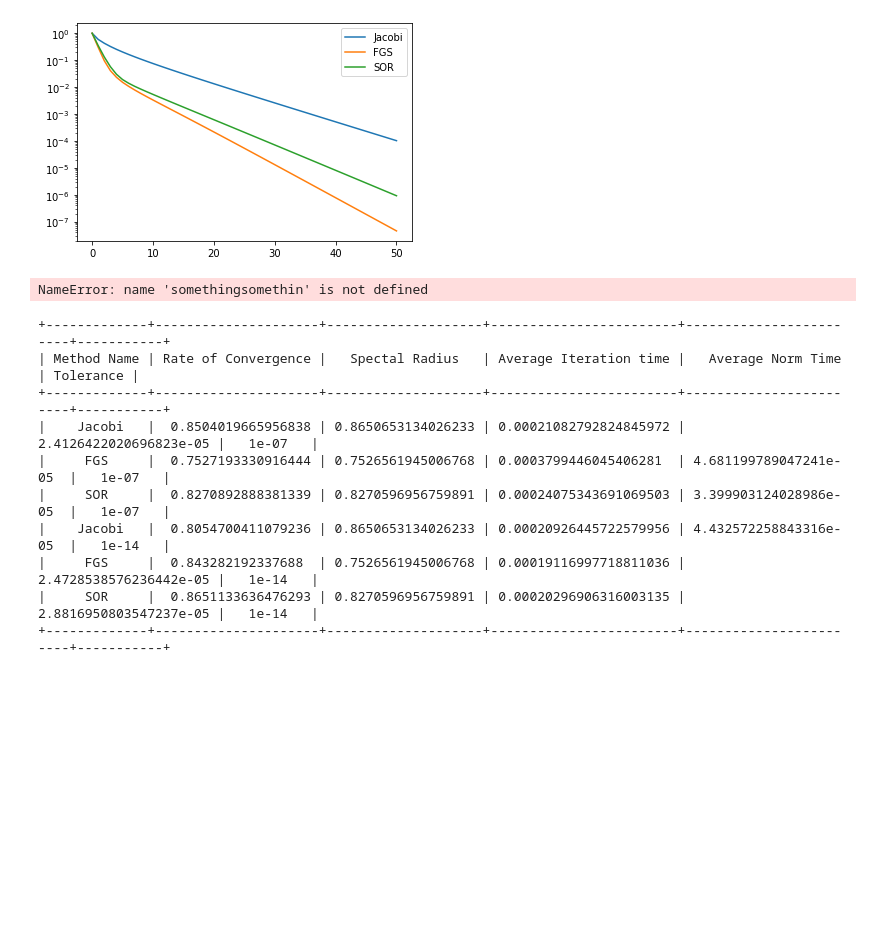
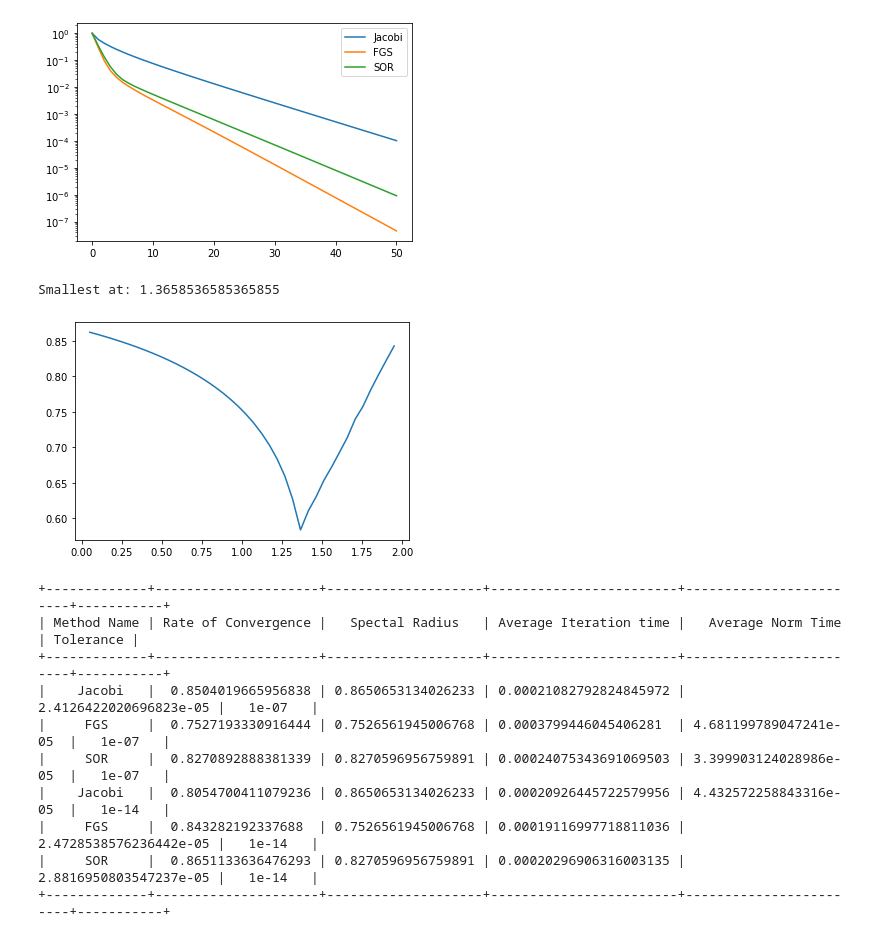
Before and after one commit to CelestialCry/Numerical-Methods, a Jupyter notebook: Øving/Assignment1.ipynb, the cells around one changed output. Drawn from its saved outputs; the diff is of its cells as text; code cells hidden in the pictures; blank space fills up the shorter version.

```diff
--- a/Øving/Assignment1.ipynb
+++ b/Øving/Assignment1.ipynb
@@ -550,35 +550,36 @@ def optimalSOR(fineness, A, f, u, printable = False):
     u - NumPy Array
         initial guess
     printable - Bool
         If it should print the graph or not print the graph
 
     --Side-effect--
     Prints a plot of the graph
 
     --Returns--
     Returns all the statistics from the SOR-tests
     """
     somethingsomething = [2*i/(fineness+1) for i in range(1, (fineness+1))]
     tests = [testIteration(SuccessOverRelaxMeth, False, A, f, u, 100, 1e-10, 2*i/(fineness+1)) for i in range(1,(fineness+1))]
     if printable:
         plt.figure()
         plt.plot(somethingsomething, [el[0] for el in tests])
 
     return somethingsomething, tests
 
 
 f, u = randomVec(100, 10), randomVec(100, 10)
 
 smol = (0, 1)
 
 somethingsomething, tests = optimalSOR(40, toRun, f, u, True)
-pairing = [(somethingsomethin[i], tests[i]) for i in range(len(tests))]
+pairing = [(somethingsomething[i], tests[i][0]) for i in range(len(tests))]
 for tup in pairing:
     if tup[1] < smol[1]: smol = tup
 
 print(f"Smallest at: {smol[0]}")
 # %% [output]
-NameError: name 'somethingsomethin' is not defined
+Smallest at: 1.3658536585365855
+[figure, added]
 # %%
 # Solution of ii)
 def rankMethods(A, printable = False):
```
Also changed, not shown: parts of 1 cell of this notebook.
